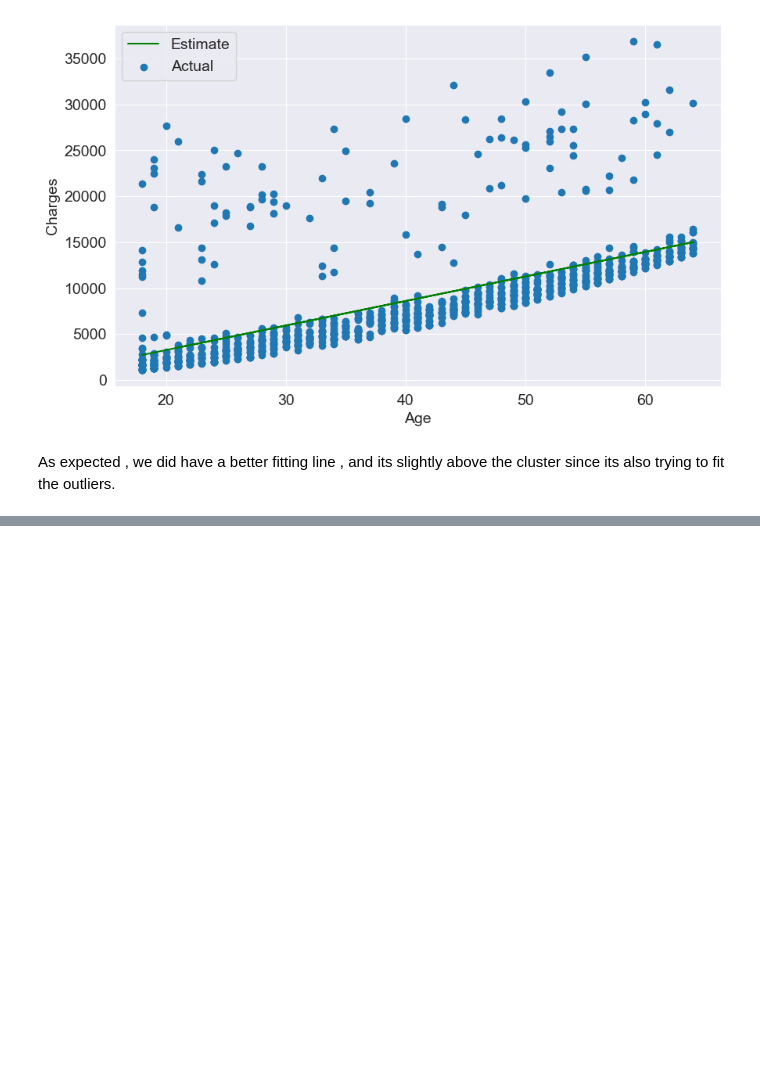
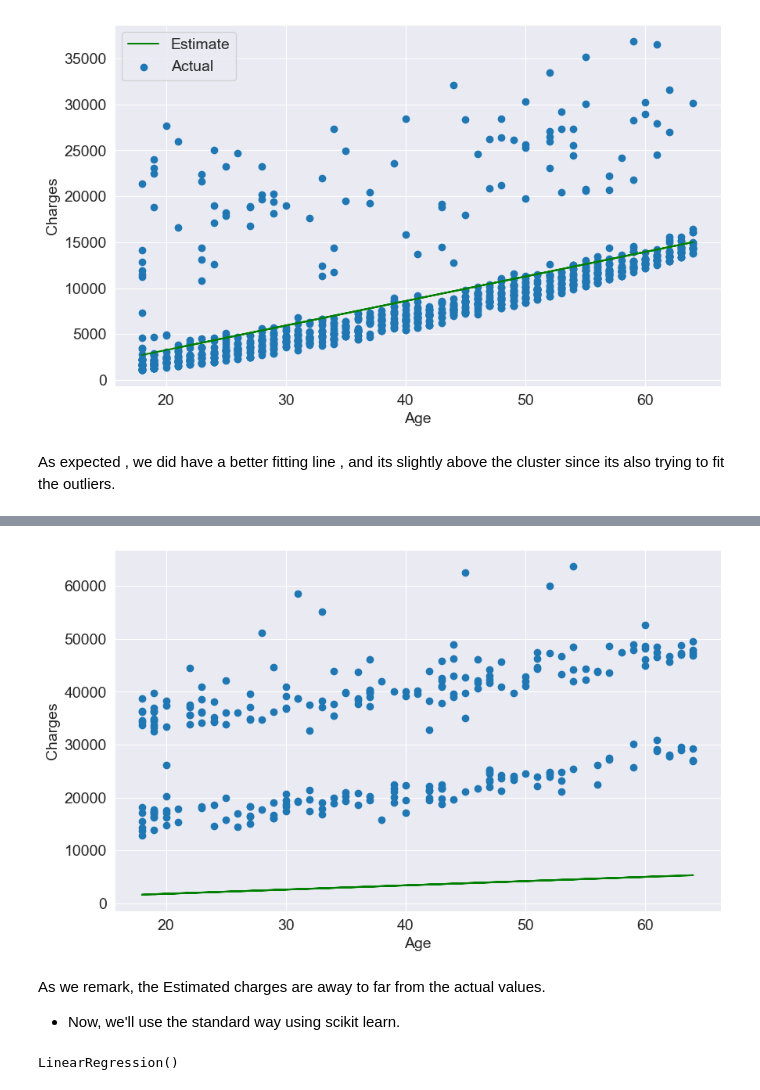
Before and after one commit to IAchaos/Hands-On-ML-Frameworks, a Jupyter notebook: Scikit_Learn/Medical_Expenses_Prediction.ipynb, the cells around one changed output, grey strips where cells are left out. Saved outputs shown, nothing was run; the diff lists cells and outputs as text; code cells hidden in the pictures; blank space fills up the shorter version.

Commit message:
Complete Multiple Linear Regression

```diff
--- a/Scikit_Learn/Medical_Expenses_Prediction.ipynb
+++ b/Scikit_Learn/Medical_Expenses_Prediction.ipynb
@@ -523,0 +731,20 @@ The visualization shows both models produce similar trend lines that capture the
+# %%
+plt.plot(age_smokers, estimated_charges_for_smokers, 'g')
+plt.scatter(age_smokers, target_smokers)
+plt.xlabel('Age')
+plt.ylabel('Charges')
+plt.show()
+# %% [output]
+[figure, added]
+# %% [markdown]
+As we remark, the Estimated charges are away to far from the actual values.
+- Now, we'll use the standard way using scikit learn.
+# %%
+# Creating samples and target for new model
+samples_smoker = smoker_data[['age']]
+
+model_smokers = LinearRegression()
+
+model_smokers.fit(samples_smoker, target_smokers)
+# %% [output]
+LinearRegression()
```
Also changed, not shown: parts of 41 cells of this notebook.
